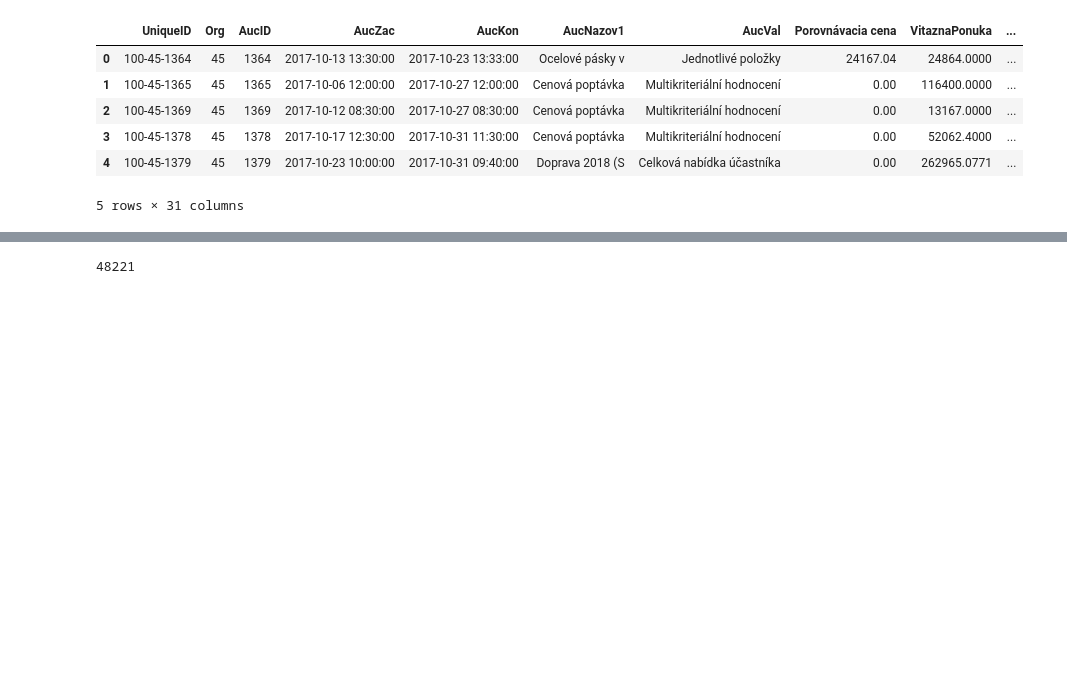
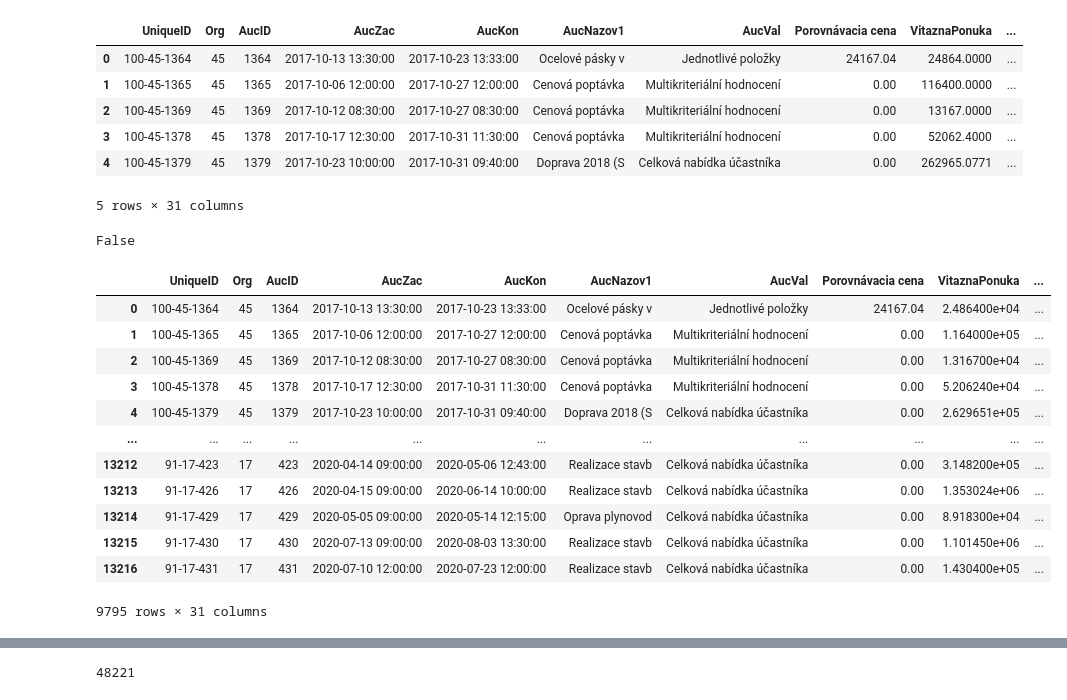
Before and after one commit to Sebion/ElektronickeObchodovanie, a Jupyter notebook: zadanie.ipynb, the cells around one changed output, grey strips where cells are left out. Drawn from its saved outputs; the diff is of its cells as text; code cells hidden in the pictures; blank space fills up the shorter version.

```diff
--- a/zadanie.ipynb
+++ b/zadanie.ipynb
@@ -39,3 +40,32 @@ hlavna.head()
 | 3 | 100-45-1378 | 45 | 1378 | 2017-10-17 12:30:00 | 2017-10-31 11:30:00 | Cenová poptávka | Multikriteriální hodnocení | 0.00 | 52062.4000 | ... |
 | 4 | 100-45-1379 | 45 | 1379 | 2017-10-23 10:00:00 | 2017-10-31 09:40:00 | Doprava 2018 (S | Celková nabídka účastníka | 0.00 | 262965.0771 | ... |
 5 rows × 31 columns
+# %%
+# Check for duplicates in 'AucID' column of 'hlavna' DataFrame
+duplicates = hlavna['UniqueID'].duplicated().any()
+
+# Print the result
+print(duplicates)
+# %% [output]
+False
+# %%
+# Select only the duplicated rows in 'AucID' column of 'hlavna' DataFrame
+duplicated_rows = hlavna[hlavna['AucID'].duplicated(keep=False)]
+
+# Print the duplicated rows
+duplicated_rows
+#TU JE PROBLEM !
+# %% [output]
+|  | UniqueID | Org | AucID | AucZac | AucKon | AucNazov1 | AucVal | Porovnávacia cena | VitaznaPonuka | ... |
+| 0 | 100-45-1364 | 45 | 1364 | 2017-10-13 13:30:00 | 2017-10-23 13:33:00 | Ocelové pásky v | Jednotlivé položky | 24167.04 | 2.486400e+04 | ... |
+| 1 | 100-45-1365 | 45 | 1365 | 2017-10-06 12:00:00 | 2017-10-27 12:00:00 | Cenová poptávka | Multikriteriální hodnocení | 0.00 | 1.164000e+05 | ... |
+| 2 | 100-45-1369 | 45 | 1369 | 2017-10-12 08:30:00 | 2017-10-27 08:30:00 | Cenová poptávka | Multikriteriální hodnocení | 0.00 | 1.316700e+04 | ... |
+| 3 | 100-45-1378 | 45 | 1378 | 2017-10-17 12:30:00 | 2017-10-31 11:30:00 | Cenová poptávka | Multikriteriální hodnocení | 0.00 | 5.206240e+04 | ... |
+| 4 | 100-45-1379 | 45 | 1379 | 2017-10-23 10:00:00 | 2017-10-31 09:40:00 | Doprava 2018 (S | Celková nabídka účastníka | 0.00 | 2.629651e+05 | ... |
+| ... | ... | ... | ... | ... | ... | ... | ... | ... | ... | ... |
+| 13212 | 91-17-423 | 17 | 423 | 2020-04-14 09:00:00 | 2020-05-06 12:43:00 | Realizace stavb | Celková nabídka účastníka | 0.00 | 3.148200e+05 | ... |
+| 13213 | 91-17-426 | 17 | 426 | 2020-04-15 09:00:00 | 2020-06-14 10:00:00 | Realizace stavb | Celková nabídka účastníka | 0.00 | 1.353024e+06 | ... |
+| 13214 | 91-17-429 | 17 | 429 | 2020-05-05 09:00:00 | 2020-05-14 12:15:00 | Oprava plynovod | Celková nabídka účastníka | 0.00 | 8.918300e+04 | ... |
+| 13215 | 91-17-430 | 17 | 430 | 2020-07-13 09:00:00 | 2020-08-03 13:30:00 | Realizace stavb | Celková nabídka účastníka | 0.00 | 1.101450e+06 | ... |
+| 13216 | 91-17-431 | 17 | 431 | 2020-07-10 12:00:00 | 2020-07-23 12:00:00 | Realizace stavb | Celková nabídka účastníka | 0.00 | 1.430400e+05 | ... |
+9795 rows × 31 columns
```
Also changed, not shown: parts of 11 cells of this notebook, 1 other file.
